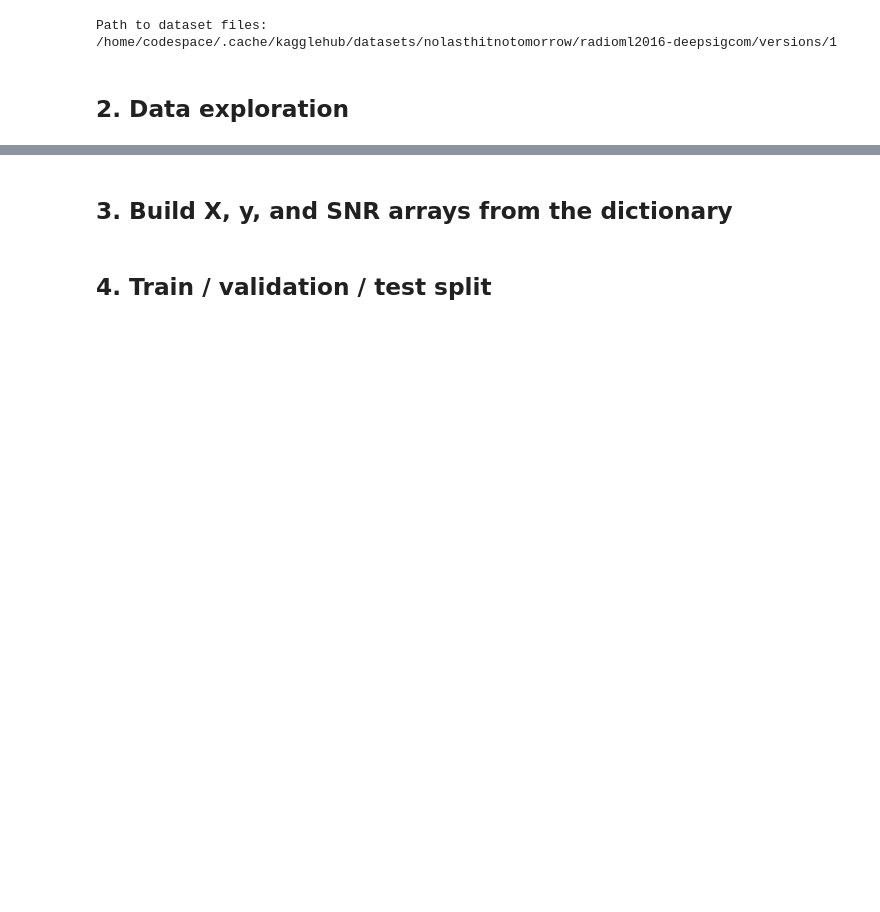
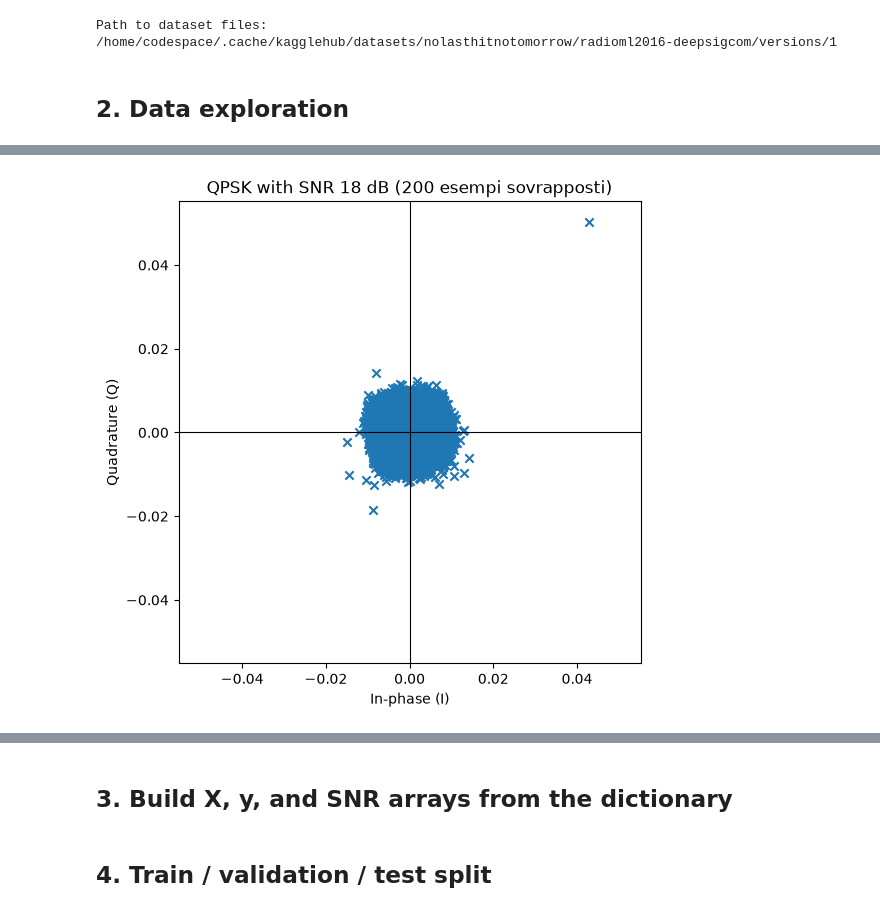
Before and after one commit to disodiso/SignalModulationClassificationRML2016, a Jupyter notebook: notebooks/cnn_rml2016.ipynb, the cells around one changed output, grey strips where cells are left out. Drawn from its saved outputs; the diff is of its cells as text; code cells hidden in the pictures; blank space fills up the shorter version.

```diff
--- a/notebooks/cnn_rml2016.ipynb
+++ b/notebooks/cnn_rml2016.ipynb
@@ -32,0 +60,22 @@ unique_snrs = np.unique(snrs)   # sorted numpy array of ints
+# %%
+oversample_coeff = 8
+offset = 8
+I_sym = I[:, offset::oversample_coeff]   # shape (num_examples, n_simboli)
+Q_sym = Q[:, offset::oversample_coeff]
+
+fig, ax = plt.subplots(figsize=(6, 6))
+ax.scatter(I_sym, Q_sym, marker='x', alpha=1)
+ax.axhline(0, color='black', linewidth=0.8)
+ax.axvline(0, color='black', linewidth=0.8)
+
+limit = np.max(np.abs([I_sym, Q_sym])) * 1.1
+ax.set_xlim(-limit, limit)
+ax.set_ylim(-limit, limit)
+ax.set_aspect('equal', adjustable='box')
+
+ax.set_title(f'{mod} with SNR {snr} dB ({num_examples} esempi sovrapposti)')
+ax.set_xlabel('In-phase (I)')
+ax.set_ylabel('Quadrature (Q)')
+plt.show()
+# %% [output]
+[figure, added]
```
Also changed, not shown: parts of 7 cells of this notebook.
